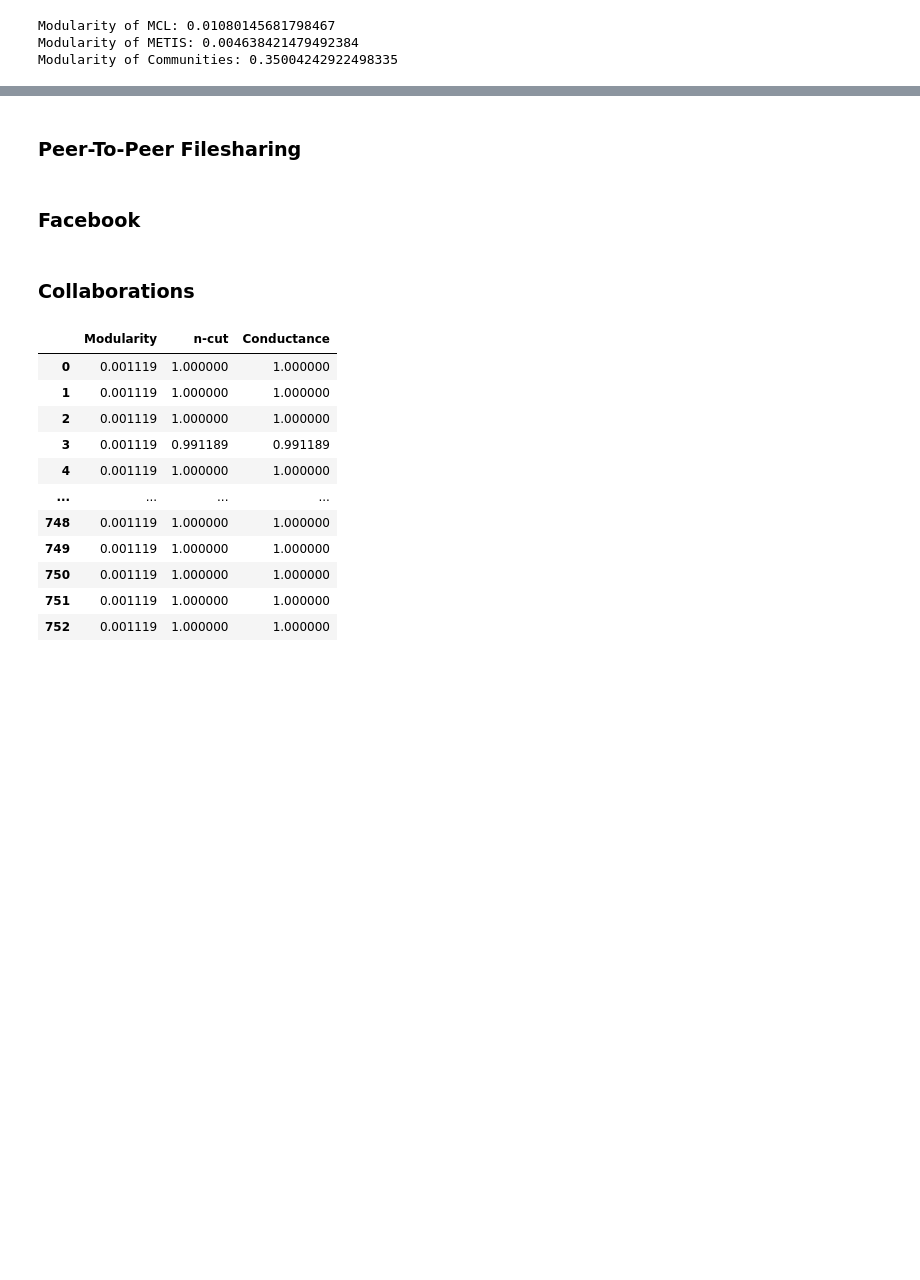
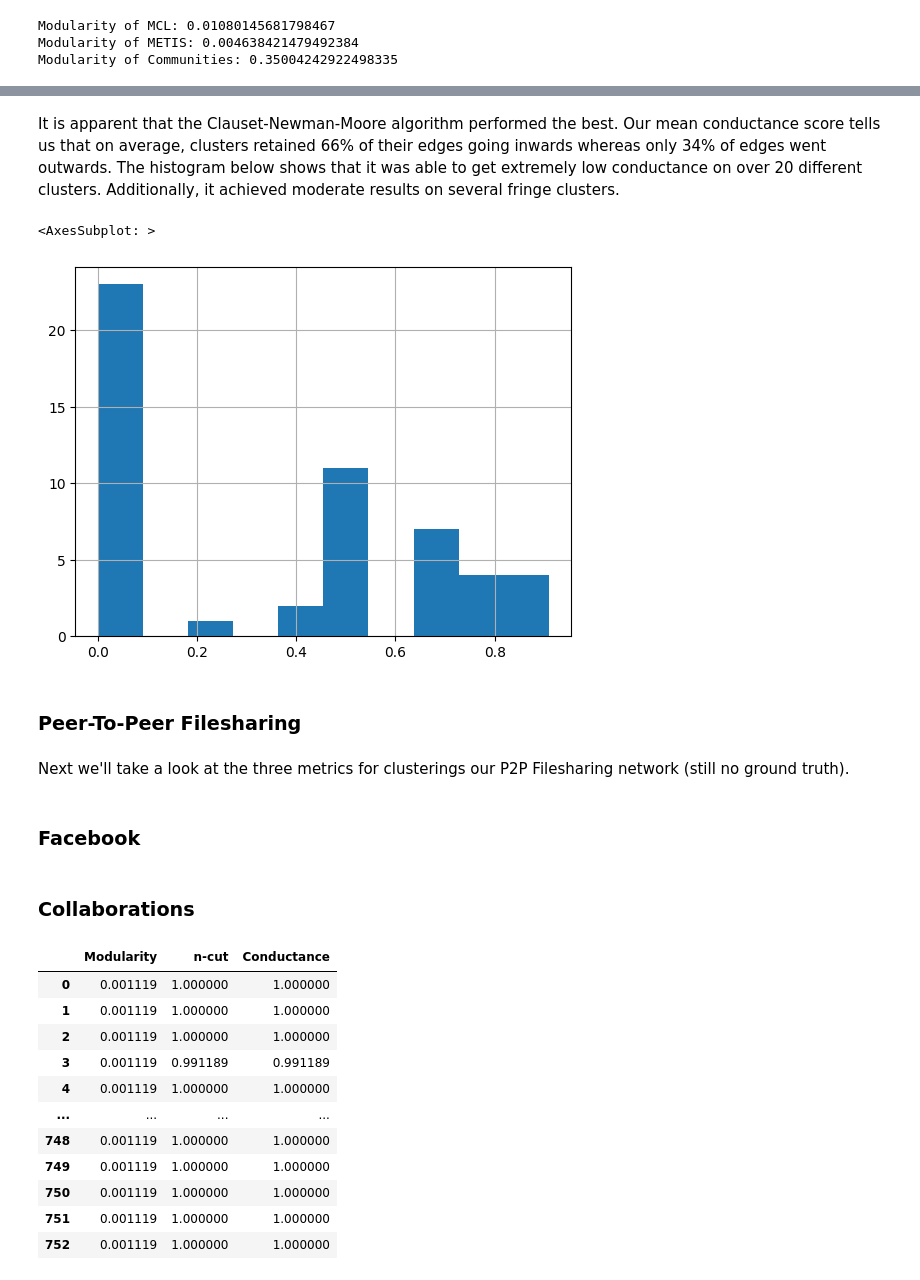
Before and after one commit to RSunderhaft/NetworkScience, a Jupyter notebook: networkScienceLab2.ipynb, the cells around one changed output, grey strips where cells are left out. Cells and saved outputs as stored; diff of their text form; code cells hidden in the pictures; blank space fills up the shorter version.

```diff
--- a/networkScienceLab2.ipynb
+++ b/networkScienceLab2.ipynb
@@ -72,4 +101,13 @@ Modularity of Communities: 0.35004242922498335
+# %% [markdown]
+It is apparent that the Clauset-Newman-Moore algorithm performed the best. Our mean conductance score tells us that on average, clusters retained 66% of their edges going inwards whereas only 34% of edges went outwards. The histogram below shows that it was able to get extremely low conductance on over 20 different clusters. Additionally, it achieved moderate results on several fringe clusters.
+# %%
+community['Conductance'].hist()
+# %% [output]
+<AxesSubplot: >
+[figure, added]
 # %% [markdown]
 ### Peer-To-Peer Filesharing
+# %% [markdown]
+Next we'll take a look at the three metrics for clusterings our P2P Filesharing network (still no ground truth).
 # %%
 name = names[1]
```
Also changed, not shown: parts of 8 cells of this notebook, 5 other files.
